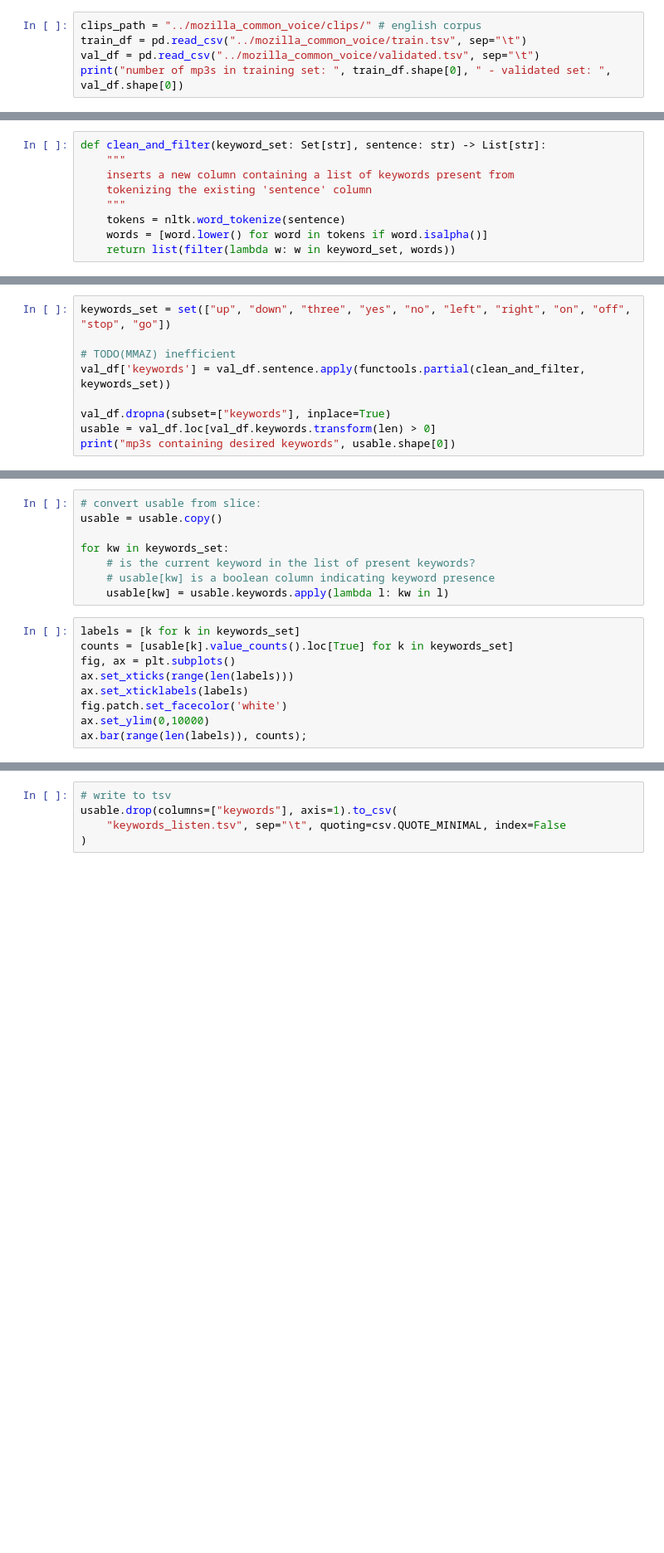
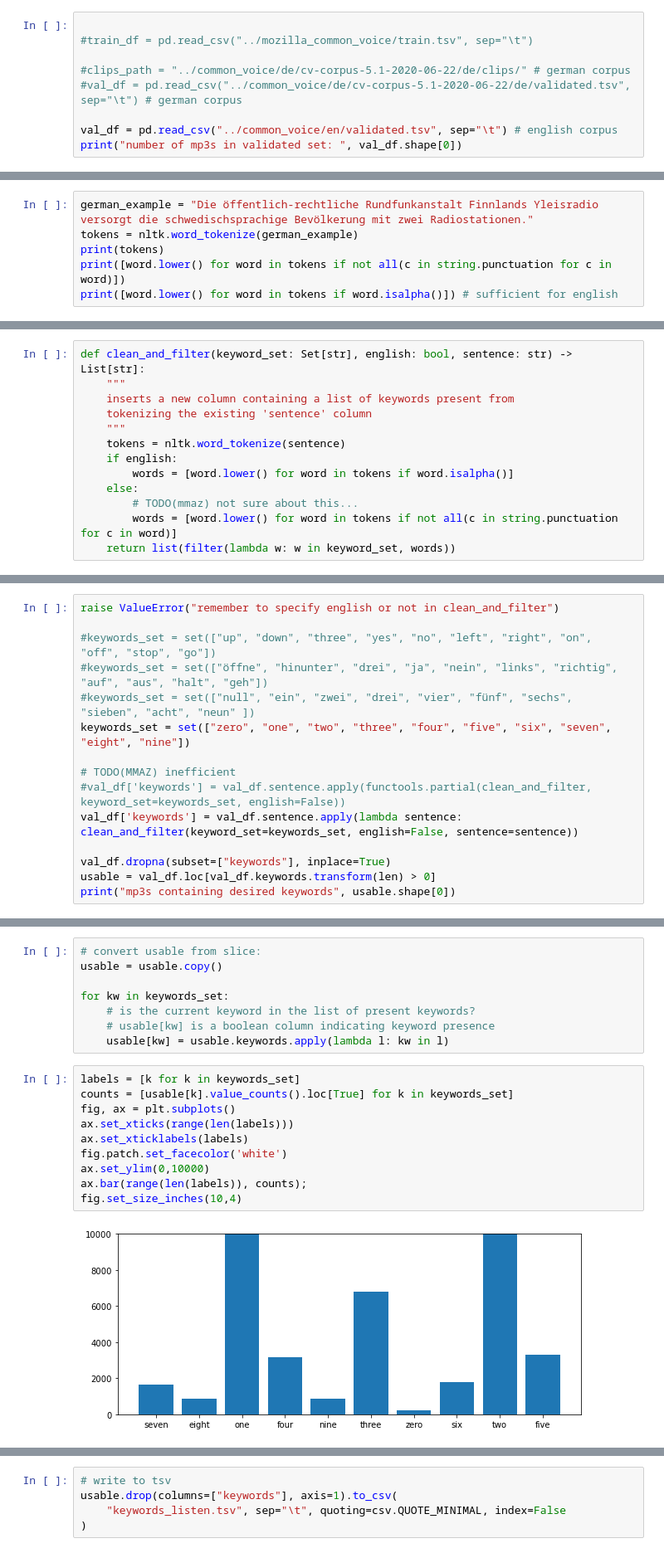
Before and after one commit to harvard-edge/multilingual_kws, a Jupyter notebook: ParseGoogleCloud.ipynb, the cells around one changed output, grey strips where cells are left out. Shown at 83% size. Drawn from its saved outputs; the diff is of its cells as text; blank space fills up the shorter version.

```diff
--- a/ParseGoogleCloud.ipynb
+++ b/ParseGoogleCloud.ipynb
@@ -21,7 +22,11 @@ import functools
 # %%
 from IPython.display import clear_output
 # %%
-clips_path = "../mozilla_common_voice/clips/" # english corpus
-train_df = pd.read_csv("../mozilla_common_voice/train.tsv", sep="\t")
-val_df = pd.read_csv("../mozilla_common_voice/validated.tsv", sep="\t")
-print("number of mp3s in training set: ", train_df.shape[0], " - validated set: ", val_df.shape[0])
+
+#train_df = pd.read_csv("../mozilla_common_voice/train.tsv", sep="\t")
+
+#clips_path = "../common_voice/de/cv-corpus-5.1-2020-06-22/de/clips/" # german corpus
+#val_df = pd.read_csv("../common_voice/de/cv-corpus-5.1-2020-06-22/de/validated.tsv", sep="\t") # german corpus
+
+val_df = pd.read_csv("../common_voice/en/validated.tsv", sep="\t") # english corpus
+print("number of mp3s in validated set: ", val_df.shape[0])
@@ -61,3 +80,9 @@ for _, r in selected.iterrows():
 Now, run `word_separator/transcribe_word_time_offsets.py` on `./micro_dataset`
 # %% [markdown]
 ## Select keywords for word separation
+# %%
+german_example = "Die öffentlich-rechtliche Rundfunkanstalt Finnlands Yleisradio versorgt die schwedischsprachige Bevölkerung mit zwei Radiostationen."
+tokens = nltk.word_tokenize(german_example)
+print(tokens)
+print([word.lower() for word in tokens if not all(c in string.punctuation for c in word)])
+print([word.lower() for word in tokens if word.isalpha()]) # sufficient for english
@@ -64,20 +93,30 @@ Now, run `word_separator/transcribe_word_time_offsets.py` on `./micro_dataset`
 # %%
-def clean_and_filter(keyword_set: Set[str], sentence: str) -> List[str]:
+def clean_and_filter(keyword_set: Set[str], english: bool, sentence: str) -> List[str]:
     """
     inserts a new column containing a list of keywords present from
     tokenizing the existing 'sentence' column
     """
     tokens = nltk.word_tokenize(sentence)
-    words = [word.lower() for word in tokens if word.isalpha()]
+    if english:
+        words = [word.lower() for word in tokens if word.isalpha()]
+    else:
+        # TODO(mmaz) not sure about this...
+        words = [word.lower() for word in tokens if not all(c in string.punctuation for c in word)]
     return list(filter(lambda w: w in keyword_set, words))
 # %%
 # https://github.com/tensorflow/docs/blob/master/site/en/r1/tutorials/sequences/audio_recognition.md
 tf_set = ["yes", "no", "up", "down", "left", "right", "on", "off", "stop", "go"]
 # %%
-keywords_set = set(["up", "down", "three", "yes", "no", "left", "right", "on", "off", "stop", "go"])
+raise ValueError("remember to specify english or not in clean_and_filter")
+
+#keywords_set = set(["up", "down", "three", "yes", "no", "left", "right", "on", "off", "stop", "go"])
+#keywords_set = set(["öffne", "hinunter", "drei", "ja", "nein", "links", "richtig", "auf", "aus", "halt", "geh"])
+#keywords_set = set(["null", "ein", "zwei", "drei", "vier", "fünf", "sechs", "sieben", "acht", "neun" ])
+keywords_set = set(["zero", "one", "two", "three", "four", "five", "six", "seven", "eight", "nine"])
 
 # TODO(MMAZ) inefficient
-val_df['keywords'] = val_df.sentence.apply(functools.partial(clean_and_filter, keywords_set))
+#val_df['keywords'] = val_df.sentence.apply(functools.partial(clean_and_filter, keyword_set=keywords_set, english=False))
+val_df['keywords'] = val_df.sentence.apply(lambda sentence: clean_and_filter(keyword_set=keywords_set, english=False, sentence=sentence))
 
 val_df.dropna(subset=["keywords"], inplace=True)
 usable = val_df.loc[val_df.keywords.transform(len) > 0]
@@ -93,10 +134,13 @@ for kw in keywords_set:
 # %%
 labels = [k for k in keywords_set]
 counts = [usable[k].value_counts().loc[True] for k in keywords_set]
 fig, ax = plt.subplots()
 ax.set_xticks(range(len(labels)))
 ax.set_xticklabels(labels)
 fig.patch.set_facecolor('white')
 ax.set_ylim(0,10000)
 ax.bar(range(len(labels)), counts);
+fig.set_size_inches(10,4)
+# %% [output]
+[figure, added]
 # %%
```
Also changed, not shown: parts of 22 cells of this notebook, 3 other files.
